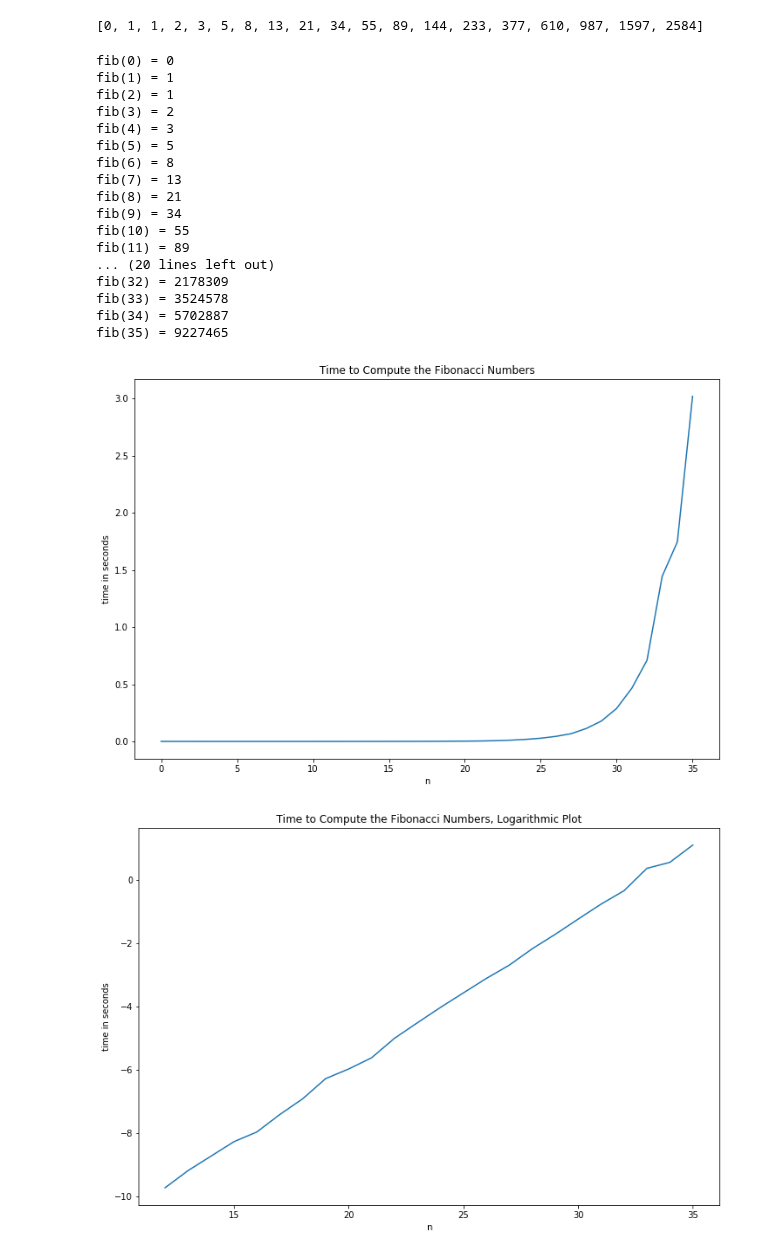
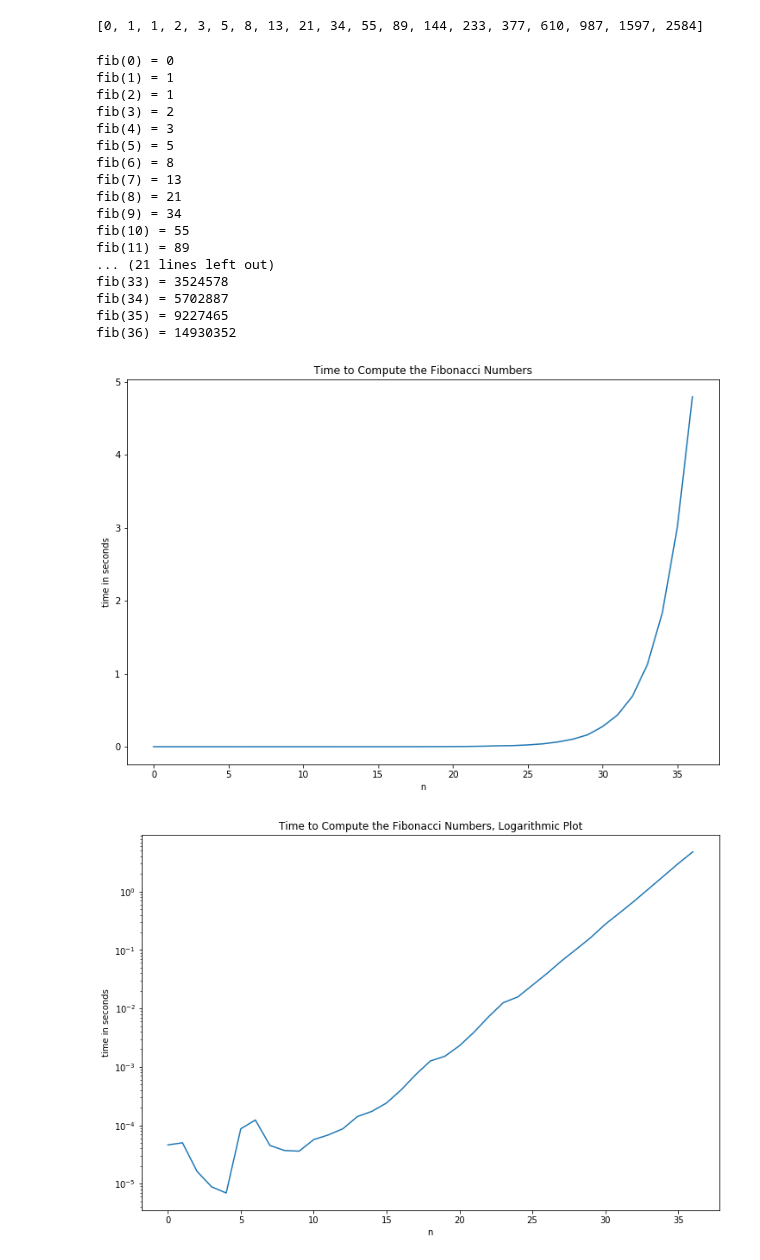
Before and after one commit to karlstroetmann/Algorithms, a Jupyter notebook: Python/Fibonacci-Numbers.ipynb, the cells around one changed output. Drawn from its saved outputs; the diff is of its cells as text; code cells hidden in the pictures.

Commit message:
use yscale

```diff
--- a/Python/Fibonacci-Numbers.ipynb
+++ b/Python/Fibonacci-Numbers.ipynb
@@ -25,7 +25,7 @@ import time
 import numpy             as np
 import matplotlib.pyplot as plt
 # %%
-m = 36
+m = 37
 Y = np.zeros(m)
 for n in range(m):
     start = time.time()
@@ -45,11 +45,11 @@ fib(8) = 21
 fib(9) = 34
 fib(10) = 55
 fib(11) = 89
-... (20 lines left out)
-fib(32) = 2178309
+... (21 lines left out)
 fib(33) = 3524578
 fib(34) = 5702887
 fib(35) = 9227465
+fib(36) = 14930352
 # %%
 X = np.array(range(m))
 plt.figure(figsize=(12,8))
@@ -59,14 +59,14 @@ plt.ylabel('time in seconds')
 plt.title('Time to Compute the Fibonacci Numbers')
 plt.show()
 # %% [output]
-[figure, old version]
+[figure, new version]
 # %%
-X = np.array(range(12, m))
 plt.figure(figsize=(12,8))
-plt.plot(X, np.log(Y[12:]))
+plt.plot(X, Y)
+plt.yscale('log')
 plt.xlabel('n')
 plt.ylabel('time in seconds')
 plt.title('Time to Compute the Fibonacci Numbers, Logarithmic Plot')
 plt.show()
 # %% [output]
-[figure, old version]
+[figure, new version]
```
Also changed, not shown: parts of 3 cells of this notebook, 2 other files.
